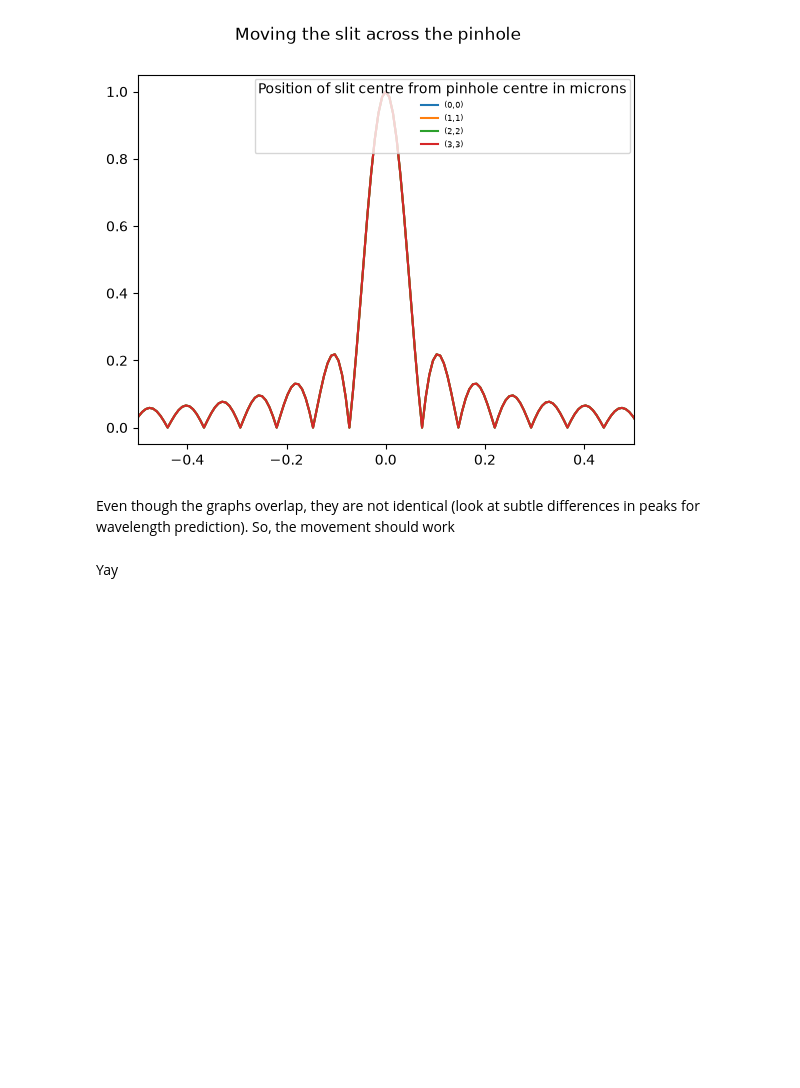
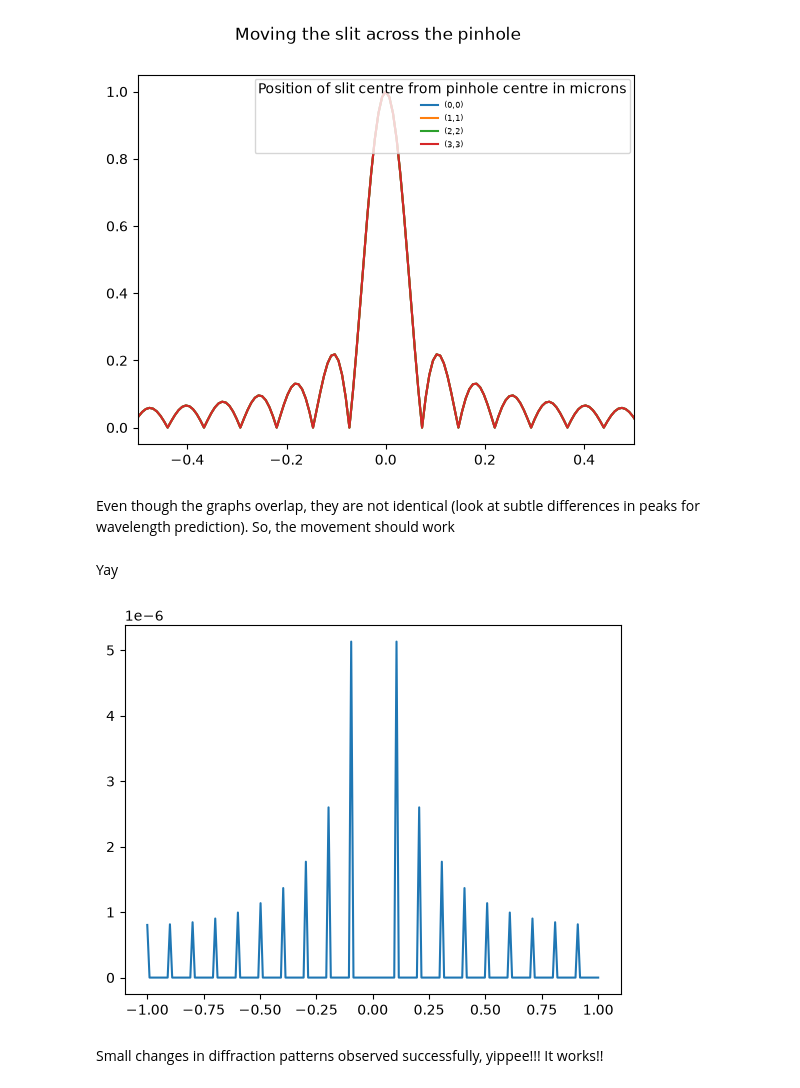
Before and after one commit to cosmosian-42/fraunhofer_diffraction, a Jupyter notebook: gaussian_beam/applying_a_mask.ipynb, the cells around one changed output. Saved outputs shown, nothing was run; the diff lists cells and outputs as text; code cells hidden in the pictures; blank space fills up the shorter version.

```diff
--- a/gaussian_beam/applying_a_mask.ipynb
+++ b/gaussian_beam/applying_a_mask.ipynb
@@ -133,11 +133,11 @@ def fwhm(x,y):
     Returns:
         fw_hm (float): full width at half maximum
     """
-    # Target y-value
+    # Half y maximum
     target_y = np.max(y)/2
 
     # Find indices where y crosses target_y
-    # This detects sign changes in (y - target_y)
+
     indices = np.where(np.diff(np.sign(y - target_y)) != 0)[0]
 
     # Interpolate to find more accurate x-values
@@ -148,12 +148,13 @@ def fwhm(x,y):
         # Linear interpolation formula
         x_cross = x0 + (target_y - y0) * (x1 - x0) / (y1 - y0)
         x_at_target.append(x_cross)
+    # sum the two values at half maximum to get a width
     fw_hm = np.sum(abs(np.array(x_at_target)))
     return float(fw_hm)
 
 def calculate_2dft(input):
     """
-    Calculates the 2D Fast Fourier Transform of an image
+    Calculates the 2D Fast Fourier Transform of an image/nested array
     Args:
         input (nested np.array): the nested array of values that come out of the gaussian_beam function
     Returns:
@@ -174,7 +175,6 @@ def pinhole(x, y, radius, amp):
     Returns:
         amp (np.meshgrid): the updated amplitude values
     """
-
     # somehow this works fairly well
     # iterates through the mesh grid and identifies locations outside of the radius defined
 
@@ -192,7 +192,8 @@ def pinhole(x, y, radius, amp):
 
 def pinhole_slit(x, y, radius, wavelength, amp):
     """
-    Sets up a pinhole with a slit inside it for the purposes of a gaussian beam
+    Sets up a pinhole with a slit inside it at the centre for the purposes of a gaussian beam
+    Works the same as pinhole then movable_slit with x_pos and y_pos = 0, but does it more efficiently in one function
     Args:
         x (np.meshgrid): a meshgrid of x
         y (np.meshgrid): a meshgrid of y
@@ -202,7 +203,6 @@ def pinhole_slit(x, y, radius, wavelength, amp):
     Returns:
         amp (np.meshgrid): the updated amplitude values
     """
-
     # somehow this works fairly well
     # iterates through the mesh grid and identifies locations outside of the radius defined
     wavelength = wavelength * (10**-9)
@@ -218,9 +218,9 @@ def pinhole_slit(x, y, radius, wavelength, amp):
             a += 1
     return amp
 
-def diffraction_grating(x, y, radius, amp, lines_per_metre):
+def diffraction_grating(x, y, radius, amp, lines_per_mm):
     """
-    Acts as a diffraction grating
+    Acts as a diffraction grating over a pinhole
     Args:
         x (np.meshgrid): a meshgrid of x
         y (np.meshgrid): a meshgrid of y
@@ -236,7 +236,7 @@ def diffraction_grating(x, y, radius, amp, lines_per_metre):
     a = 0
     b = 0
     while a < len(x):
-        if x[a,b]**2 + y[a,b]**2 >= radius**2 or round(x[a,b]/(1/(2*(lines_per_metre*1000) + 1))) % 2 != 0:
+        if x[a,b]**2 + y[a,b]**2 >= radius**2 or round(x[a,b]/(1/(2*(lines_per_mm*1000) + 1))) % 2 != 0:
             amp[a,b] = 0
         b += 1
         if len(x) == b:
@@ -273,23 +273,6 @@ def movable_slit(x, y, wavelength, amp, x_pos, y_pos):
         raise ValueError("Window is not sufficient to observe this slit position OR there is a bug in the logic above")
     return amp
 
-def gaussian_beam_amp(omega_0, z, wavelength, a_0, x, y, n):
-    """
-    Finds the value for the complex electric field of a given gaussian beam at a given point from creation
-    Args:
-        omega_0 (float): the waist radius
-        z (float): the coordinate in direction of beam propagation
-        wavelength (float): wavelength of the beam in nm
-        a_0 (float): the electric field amplitude at the origin
-        x (float): the x coordinate
-        y (float): the y coordinate
-        n (float): the index of refraction of the medium
-    Returns:
-        amplitude (float): the amplitude of the wave
-    """
-    amplitude = a_0 * (omega_0/omega_z(omega_0, z, wavelength)) * (np.e**(-(rho(x, y)**2)/(omega_z(omega_0, z, wavelength))**2))
-    return amplitude
-
 def integrate_2d(x, y, z):
     """
     Integrates z = f(x,y) wrt dx dy for z scatter plots where normal methods do not suffice. Estimations made regarding column height, averaging the points to get an overall height.
@@ -306,7 +289,7 @@ def integrate_2d(x, y, z):
     b = 0
     integral = 0
 
-    # so that these are only calculated once
+    # so that these are only calculated once- side length of the squares
     dx = x[0,1] - x[0,0]
     dy = y[1,0] - y[0,0]
 
@@ -503,3 +491,10 @@ plt.show()
 Even though the graphs overlap, they are not identical (look at subtle differences in peaks for wavelength prediction). So, the movement should work
 # %% [markdown]
 Yay
+# %%
+plt.plot(np.linspace(-1,1,len(diff_0_x)), np.array([x-y for x,y in zip(diff_10_y, diff_0_y)]))
+plt.show()
+# %% [output]
+[figure, added]
+# %% [markdown]
+Small changes in diffraction patterns observed successfully, yippee!!! It works!!
```
Also changed, not shown: parts of 1 cell of this notebook.
